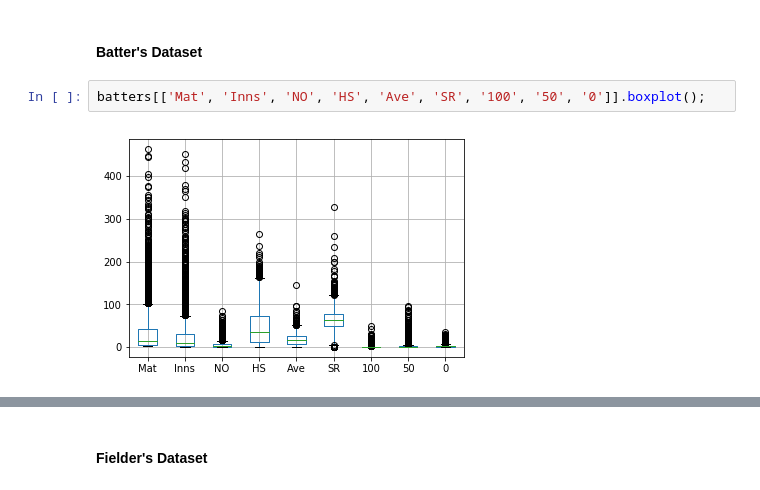
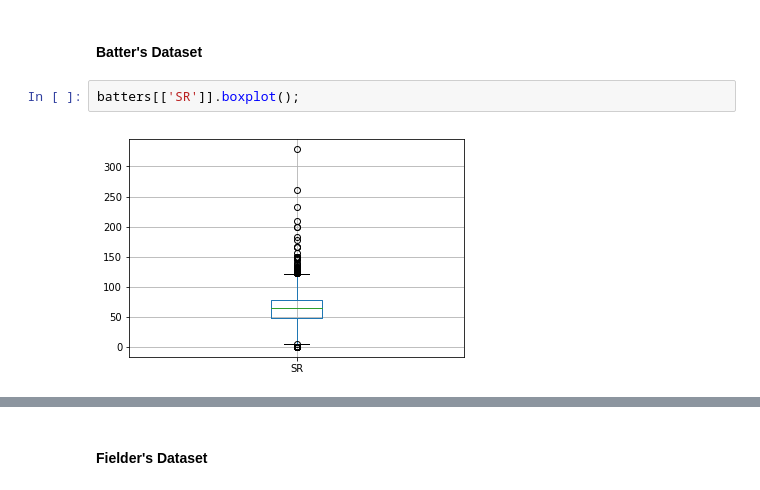
Before and after one commit to snhnBolt/practice, a Jupyter notebook: ML.ipynb, the cells around one changed output, grey strips where cells are left out. Cells and saved outputs as stored; diff of their text form.

```diff
--- a/ML.ipynb
+++ b/ML.ipynb
@@ -486,7 +490,7 @@ Index(['Player', 'Mat', 'Inns', 'NO', 'Runs', 'HS', 'Ave', 'BF', 'SR', '100',
       dtype='object')
 # %% [markdown]
 #### Batter's Dataset
-# %%
-batters[['Mat', 'Inns', 'NO', 'HS', 'Ave', 'SR', '100', '50', '0']].boxplot();
-# %% [output]
-[figure, removed]
+# %%
+batters[['SR']].boxplot();
+# %% [output]
+[figure, added]
```
Also changed, not shown: parts of 7 cells of this notebook, 3 other files.
